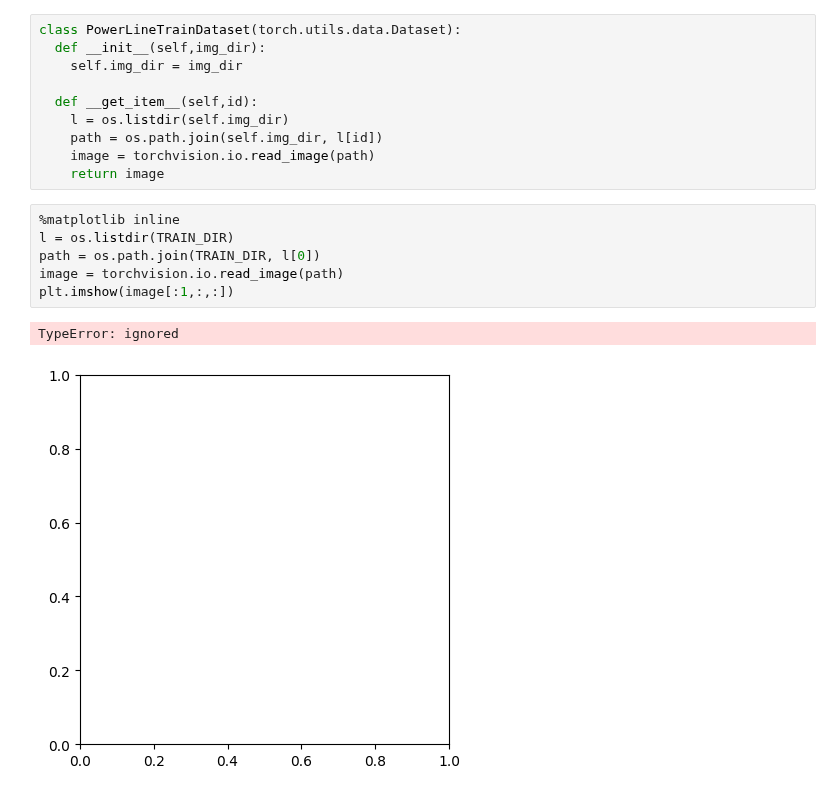
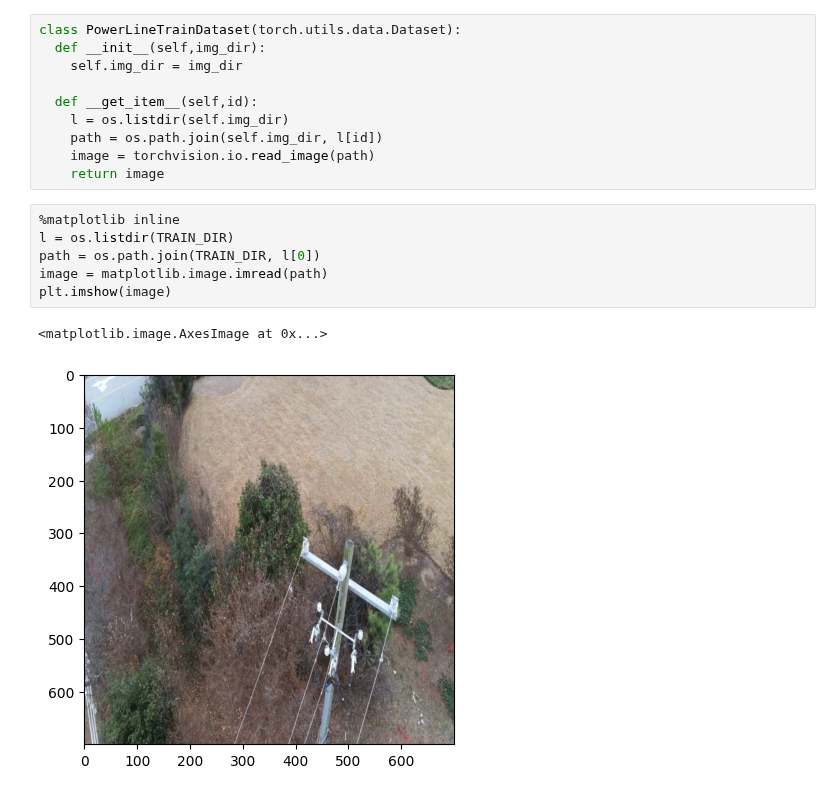
Before and after one commit to NicolaGabriele/powerline_Segmentation_project, a Jupyter notebook: project.ipynb, the cells around one changed output. Cells and saved outputs as stored; diff of their text form.

```diff
--- a/project.ipynb
+++ b/project.ipynb
@@ -26,9 +27,9 @@ class PowerLineTrainDataset(torch.utils.data.Dataset):
 # %%
 %matplotlib inline
 l = os.listdir(TRAIN_DIR)
 path = os.path.join(TRAIN_DIR, l[0])
-image = torchvision.io.read_image(path)
-plt.imshow(image[:1,:,:])
+image = matplotlib.image.imread(path)
+plt.imshow(image)
 # %% [output]
-TypeError: ignored
+<matplotlib.image.AxesImage at 0x...>
-[figure, old version]
+[figure, new version]
```
Also changed, not shown: parts of 1 cell of this notebook.
